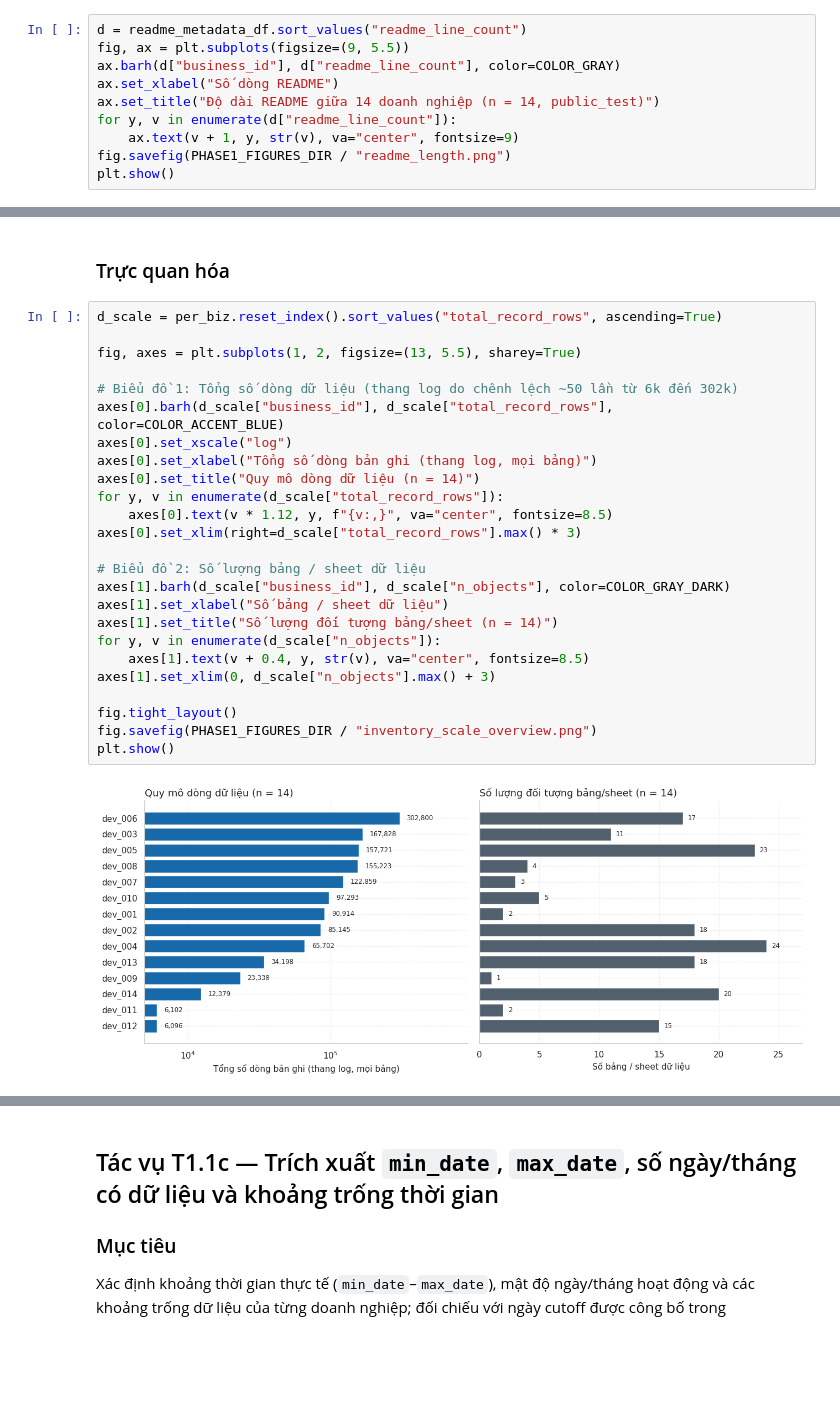
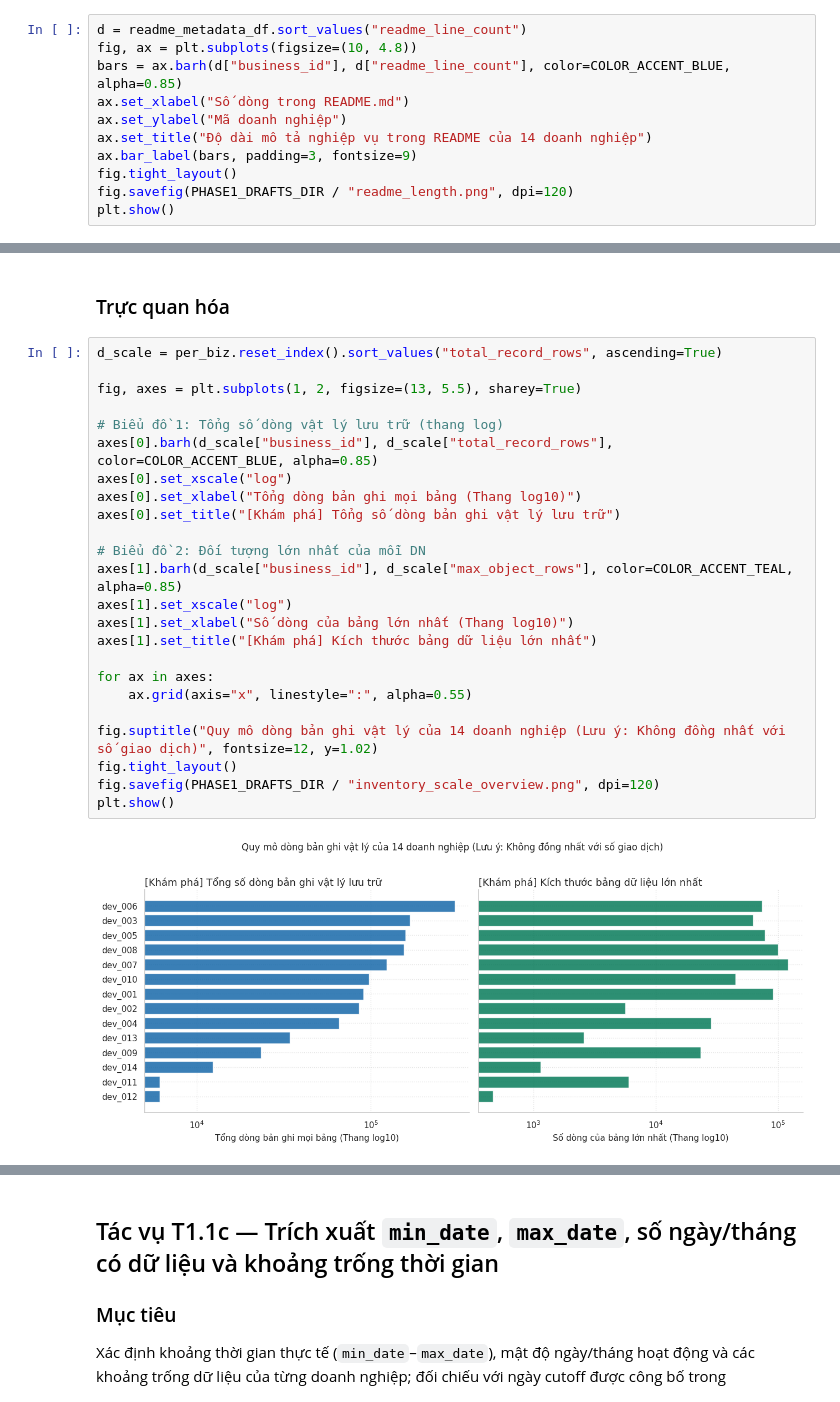
Before and after one commit to itsanhkhoi12/data-visualization-uth, a Jupyter notebook: notebook/01_dataset_discovery.ipynb, the cells around one changed output, grey strips where cells are left out. Saved outputs shown, nothing was run; the diff lists cells and outputs as text; blank space fills up the shorter version.

```diff
--- a/notebook/01_dataset_discovery.ipynb
+++ b/notebook/01_dataset_discovery.ipynb
@@ -496,12 +503,13 @@ Chưa bắt được cutoff: []
 ### Trực quan hóa
 # %%
 d = readme_metadata_df.sort_values("readme_line_count")
-fig, ax = plt.subplots(figsize=(9, 5.5))
-ax.barh(d["business_id"], d["readme_line_count"], color=COLOR_GRAY)
-ax.set_xlabel("Số dòng README")
-ax.set_title("Độ dài README giữa 14 doanh nghiệp (n = 14, public_test)")
-for y, v in enumerate(d["readme_line_count"]):
-    ax.text(v + 1, y, str(v), va="center", fontsize=9)
-fig.savefig(PHASE1_FIGURES_DIR / "readme_length.png")
+fig, ax = plt.subplots(figsize=(10, 4.8))
+bars = ax.barh(d["business_id"], d["readme_line_count"], color=COLOR_ACCENT_BLUE, alpha=0.85)
+ax.set_xlabel("Số dòng trong README.md")
+ax.set_ylabel("Mã doanh nghiệp")
+ax.set_title("Độ dài mô tả nghiệp vụ trong README của 14 doanh nghiệp")
+ax.bar_label(bars, padding=3, fontsize=9)
+fig.tight_layout()
+fig.savefig(PHASE1_DRAFTS_DIR / "readme_length.png", dpi=120)
 plt.show()
 # %% [output]
@@ -668,28 +666,27 @@ display(per_biz)
 # %%
 d_scale = per_biz.reset_index().sort_values("total_record_rows", ascending=True)
 
 fig, axes = plt.subplots(1, 2, figsize=(13, 5.5), sharey=True)
 
-# Biểu đồ 1: Tổng số dòng dữ liệu (thang log do chênh lệch ~50 lần từ 6k đến 302k)
-axes[0].barh(d_scale["business_id"], d_scale["total_record_rows"], color=COLOR_ACCENT_BLUE)
+# Biểu đồ 1: Tổng số dòng vật lý lưu trữ (thang log)
+axes[0].barh(d_scale["business_id"], d_scale["total_record_rows"], color=COLOR_ACCENT_BLUE, alpha=0.85)
 axes[0].set_xscale("log")
-axes[0].set_xlabel("Tổng số dòng bản ghi (thang log, mọi bảng)")
-axes[0].set_title("Quy mô dòng dữ liệu (n = 14)")
-for y, v in enumerate(d_scale["total_record_rows"]):
-    axes[0].text(v * 1.12, y, f"{v:,}", va="center", fontsize=8.5)
-axes[0].set_xlim(right=d_scale["total_record_rows"].max() * 3)
+axes[0].set_xlabel("Tổng dòng bản ghi mọi bảng (Thang log10)")
+axes[0].set_title("[Khám phá] Tổng số dòng bản ghi vật lý lưu trữ")
 
-# Biểu đồ 2: Số lượng bảng / sheet dữ liệu
-axes[1].barh(d_scale["business_id"], d_scale["n_objects"], color=COLOR_GRAY_DARK)
-axes[1].set_xlabel("Số bảng / sheet dữ liệu")
-axes[1].set_title("Số lượng đối tượng bảng/sheet (n = 14)")
-for y, v in enumerate(d_scale["n_objects"]):
-    axes[1].text(v + 0.4, y, str(v), va="center", fontsize=8.5)
-axes[1].set_xlim(0, d_scale["n_objects"].max() + 3)
+# Biểu đồ 2: Đối tượng lớn nhất của mỗi DN
+axes[1].barh(d_scale["business_id"], d_scale["max_object_rows"], color=COLOR_ACCENT_TEAL, alpha=0.85)
+axes[1].set_xscale("log")
+axes[1].set_xlabel("Số dòng của bảng lớn nhất (Thang log10)")
+axes[1].set_title("[Khám phá] Kích thước bảng dữ liệu lớn nhất")
 
+for ax in axes:
+    ax.grid(axis="x", linestyle=":", alpha=0.55)
+
+fig.suptitle("Quy mô dòng bản ghi vật lý của 14 doanh nghiệp (Lưu ý: Không đồng nhất với số giao dịch)", fontsize=12, y=1.02)
 fig.tight_layout()
-fig.savefig(PHASE1_FIGURES_DIR / "inventory_scale_overview.png")
+fig.savefig(PHASE1_DRAFTS_DIR / "inventory_scale_overview.png", dpi=120)
 plt.show()
 # %% [output]
-[figure, old version]
+[figure, new version]
 # %% [markdown]
```
Also changed, not shown: parts of 42 cells of this notebook, 1 other file.
